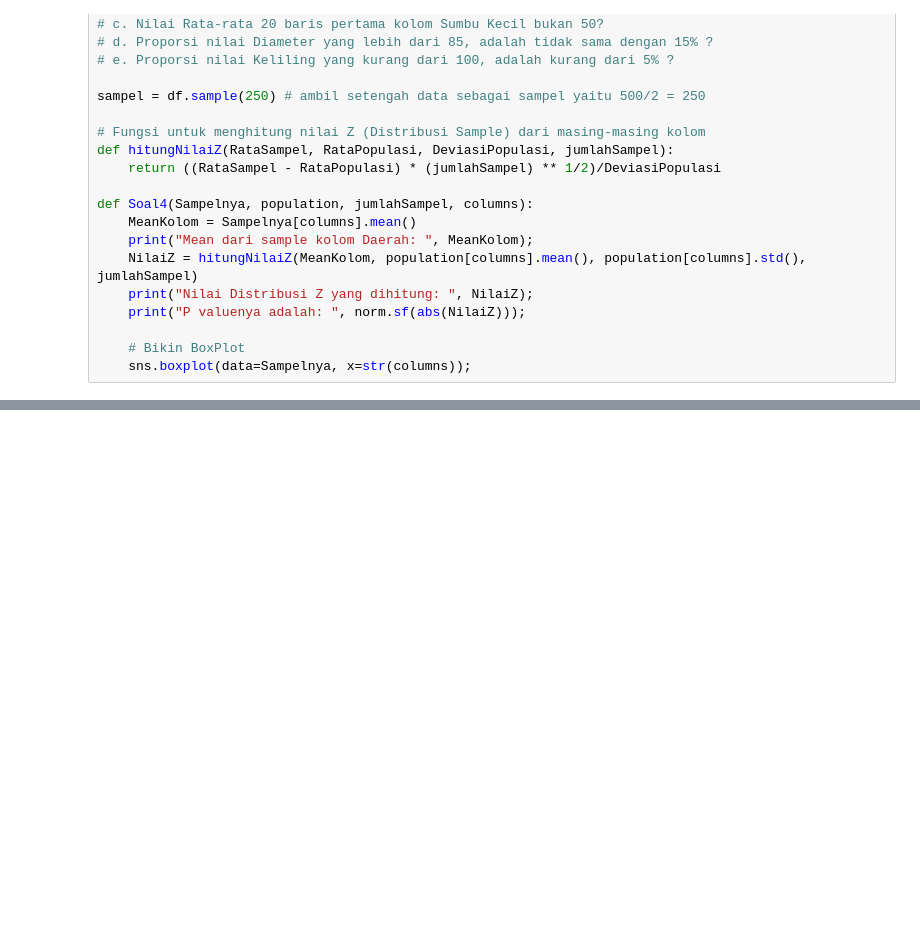
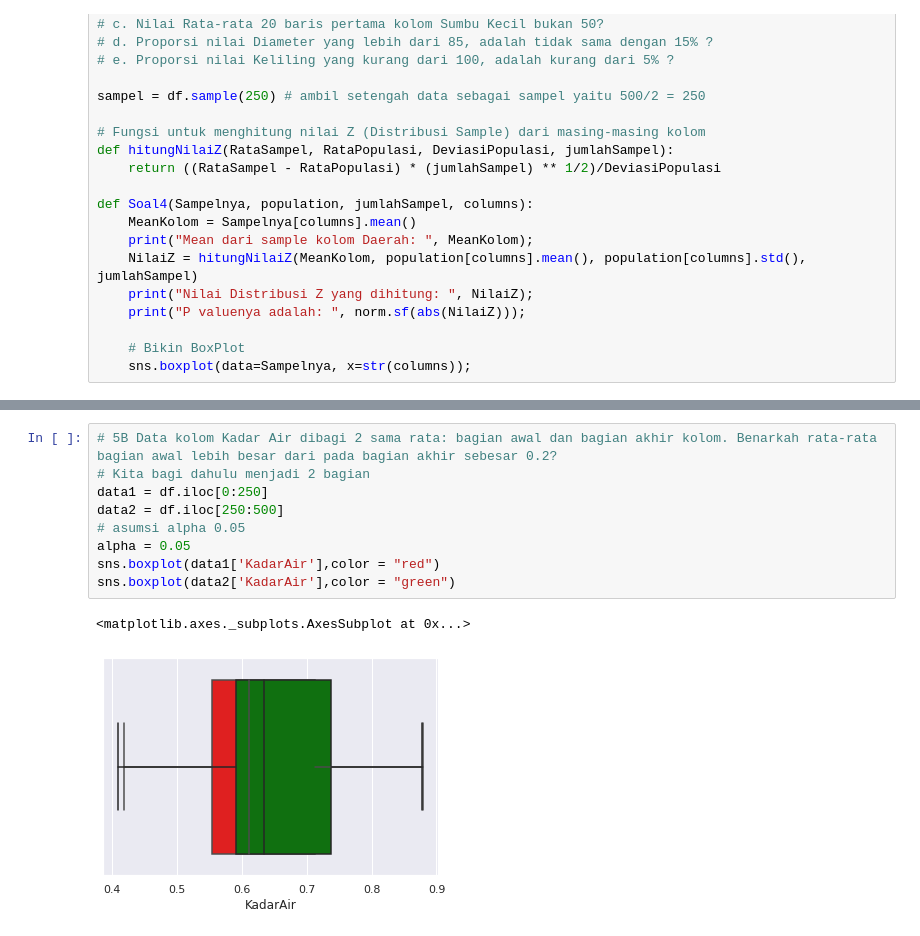
Before and after one commit to AlfandaviAU/Tubes1Probstat, a Jupyter notebook: Backup.ipynb, the cells around one changed output, grey strips where cells are left out. Cells and saved outputs as stored; diff of their text form; blank space fills up the shorter version.

```diff
--- a/Backup.ipynb
+++ b/Backup.ipynb
@@ -318,0 +401,12 @@ pValue :  2.779254463865401e-10
+# %%
+# 5B Data kolom Kadar Air dibagi 2 sama rata: bagian awal dan bagian akhir kolom. Benarkah rata-rata bagian awal lebih besar dari pada bagian akhir sebesar 0.2?
+# Kita bagi dahulu menjadi 2 bagian
+data1 = df.iloc[0:250]
+data2 = df.iloc[250:500]
+# asumsi alpha 0.05
+alpha = 0.05
+sns.boxplot(data1['KadarAir'],color = "red")
+sns.boxplot(data2['KadarAir'],color = "green")
+# %% [output]
+<matplotlib.axes._subplots.AxesSubplot at 0x...>
+[figure, added]
```
Also changed, not shown: parts of 40 cells of this notebook.
